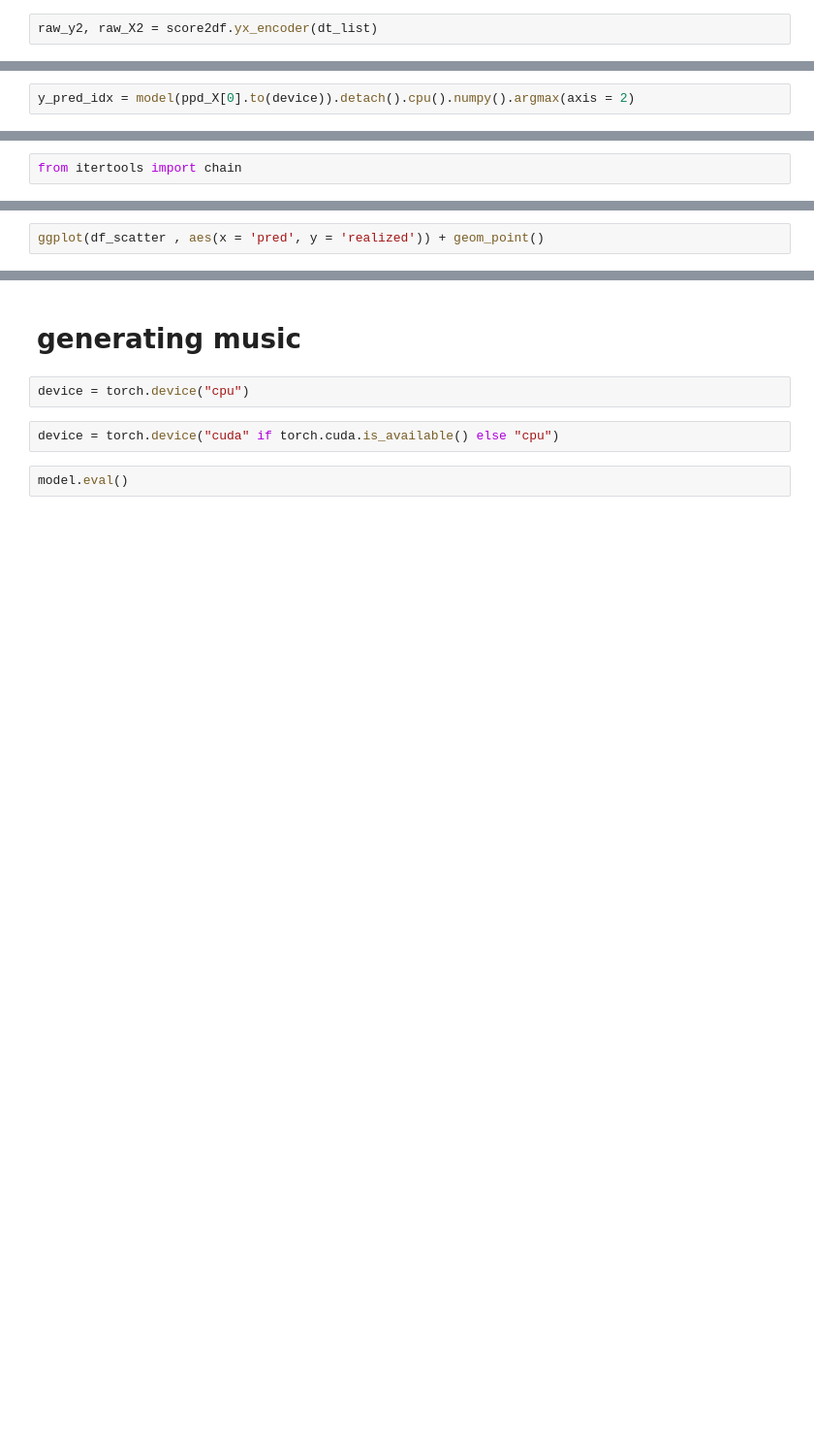
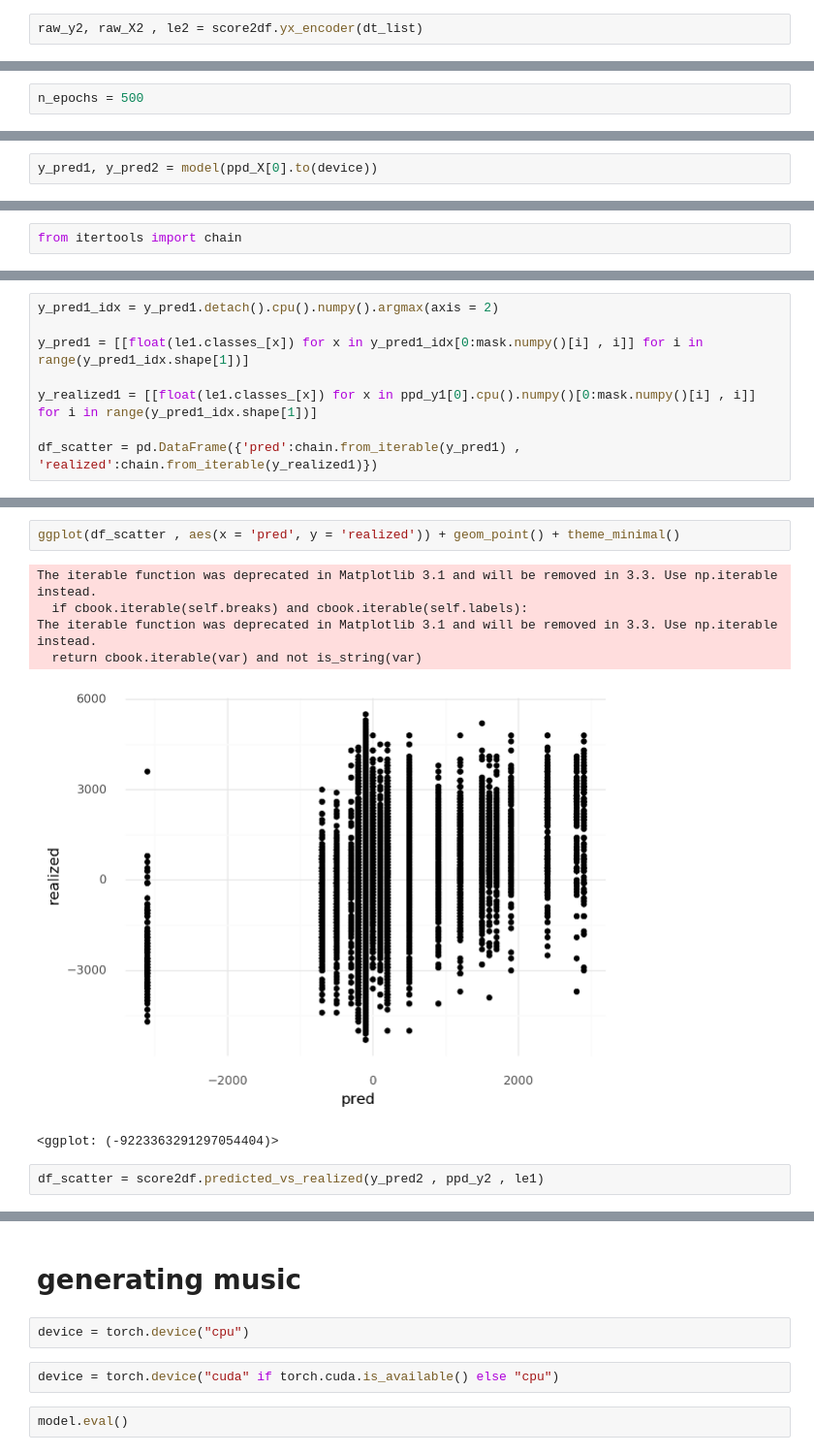
Before and after one commit to unagiinu2k/deepjazz_in_a_file, a Jupyter notebook: rnn_bach_chords_as_sequence.ipynb, the cells around one changed output, grey strips where cells are left out. Shown: that part at 97% size. Cells and saved outputs as stored; diff of their text form; blank space fills up the shorter version.

Commit message:
predicted vs realized plot

```diff
--- a/rnn_bach_chords_as_sequence.ipynb
+++ b/rnn_bach_chords_as_sequence.ipynb
@@ -147,5 +145,5 @@ raw_y1, raw_X1 = score2df.yx_encoder(notes_list)
 # %%
-raw_y2, raw_X2 = score2df.yx_encoder(dt_list)
+raw_y2, raw_X2 , le2 = score2df.yx_encoder(dt_list)
 # %%
 raw_X = [torch.cat((raw_X1[i] , raw_X2[i]) , 1) for i in range(len(raw_X1))]
 # %% [markdown]
@@ -345,3 +345,5 @@ reload(score2df)
+# %%
+n_epochs = 500
 # %%
 model.to(device)
 model.train()
@@ -430,2 +447,2 @@ model.to(device)
 # %%
-y_pred_idx = model(ppd_X[0].to(device)).detach().cpu().numpy().argmax(axis = 2)
+y_pred1, y_pred2 = model(ppd_X[0].to(device))
@@ -439,0 +457,8 @@ df_scatter = pd.DataFrame({'pred':chain.from_iterable(y_pred) , 'realized':chain
+# %%
+y_pred1_idx = y_pred1.detach().cpu().numpy().argmax(axis = 2)
+
+y_pred1 = [[float(le1.classes_[x]) for x in y_pred1_idx[0:mask.numpy()[i] , i]] for i in range(y_pred1_idx.shape[1])]
+
+y_realized1 = [[float(le1.classes_[x]) for x in ppd_y1[0].cpu().numpy()[0:mask.numpy()[i] , i]] for i in range(y_pred1_idx.shape[1])]
+
+df_scatter = pd.DataFrame({'pred':chain.from_iterable(y_pred1) , 'realized':chain.from_iterable(y_realized1)})
@@ -442,2 +476,11 @@ df_scatter.head()
 # %%
-ggplot(df_scatter , aes(x = 'pred', y = 'realized')) + geom_point()
+ggplot(df_scatter , aes(x = 'pred', y = 'realized')) + geom_point() + theme_minimal()
+# %% [output]
+The iterable function was deprecated in Matplotlib 3.1 and will be removed in 3.3. Use np.iterable instead.
+  if cbook.iterable(self.breaks) and cbook.iterable(self.labels):
+The iterable function was deprecated in Matplotlib 3.1 and will be removed in 3.3. Use np.iterable instead.
+  return cbook.iterable(var) and not is_string(var)
+[figure, added]
+<ggplot: (-9223363291297054404)>
+# %%
+df_scatter = score2df.predicted_vs_realized(y_pred2 , ppd_y2 , le1)
```
Also changed, not shown: parts of 22 cells of this notebook, 1 other file.
